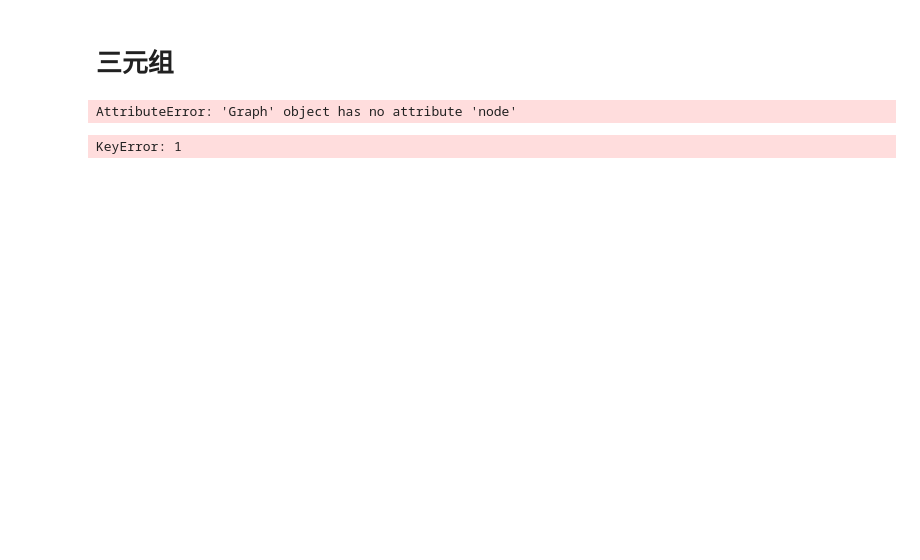
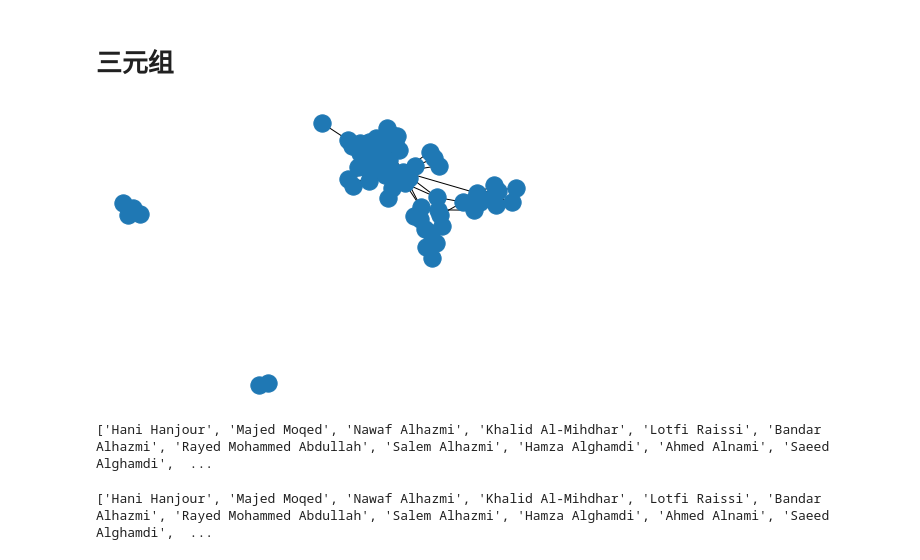
Before and after one commit to ljiaoer/networks, a Jupyter notebook: subgroups/nx_subgraphs.ipynb, the cells around one changed output. Cells and saved outputs as stored; diff of their text form; code cells hidden in the pictures; blank space fills up the shorter version.

```diff
--- a/subgroups/nx_subgraphs.ipynb
+++ b/subgroups/nx_subgraphs.ipynb
@@ -100,16 +111,22 @@ g = nx.Graph()
 for line in in_file:
     g.add_edge(line[0],line[1],weight = line[2],conf = line[3])
 # %%
-#确定所有的节点都有flight属性
+#确定所有的节点都具有flight属性
 for n in g.nodes():
     g.nodes[n]["flight"] = "None"
+
+nx.draw(g)
+plot.show()
+
+print(g.nodes)  # 打印节点属性
+# %% [output]
+[figure, added]
+['Hani Hanjour', 'Majed Moqed', 'Nawaf Alhazmi', 'Khalid Al-Mihdhar', 'Lotfi Raissi', 'Bandar Alhazmi', 'Rayed Mohammed Abdullah', 'Salem Alhazmi', 'Hamza Alghamdi', 'Ahmed Alnami', 'Saeed Alghamdi',  ...
 # %%
 attrb = csv.reader(open("9_11_attrib.txt","r"))
 for line in attrb:
     g.nodes[line[0]]["flight"] = line[1]
+
+print(g.nodes)
 # %% [output]
-AttributeError: 'Graph' object has no attribute 'node'
+['Hani Hanjour', 'Majed Moqed', 'Nawaf Alhazmi', 'Khalid Al-Mihdhar', 'Lotfi Raissi', 'Bandar Alhazmi', 'Rayed Mohammed Abdullah', 'Salem Alhazmi', 'Hamza Alghamdi', 'Ahmed Alnami', 'Saeed Alghamdi',  ...
-# %%
- g.nodes[1]["flight"]
-# %% [output]
-KeyError: 1
```
Also changed, not shown: parts of 9 cells of this notebook, 1 other file.
